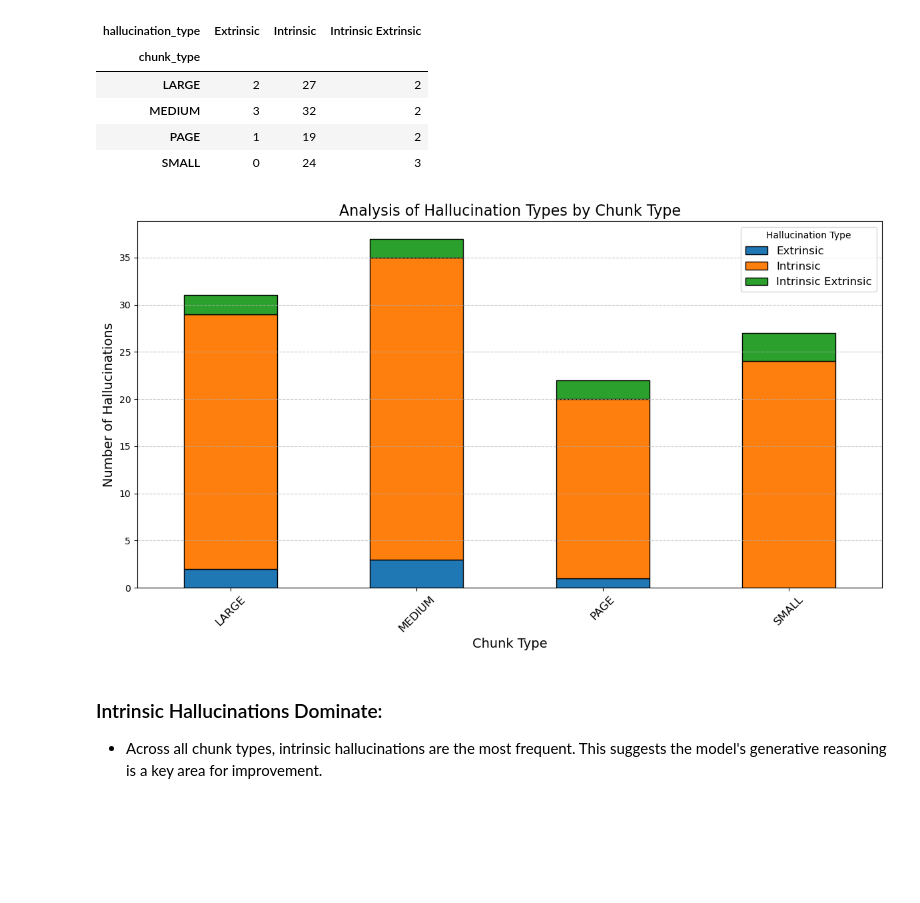
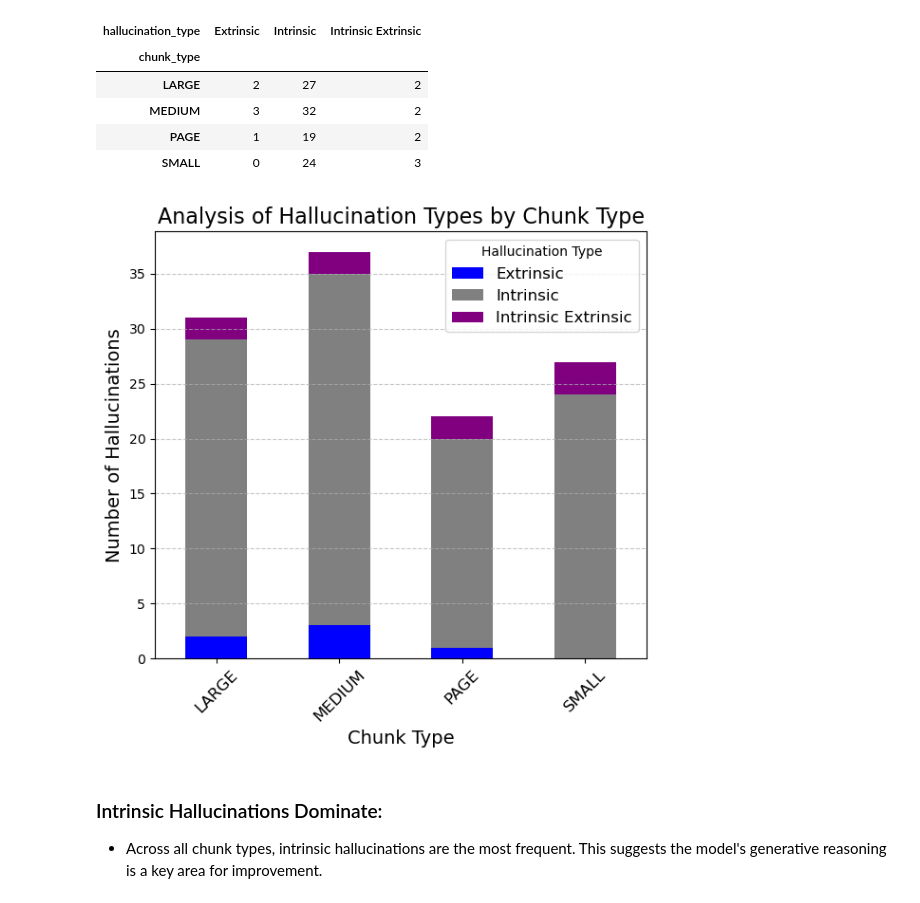
Before and after one commit to Jrana1/Bachelor_Thesis, a Jupyter notebook: bachelor_thesis_analysis_part.ipynb, the cells around one changed output. Cells and saved outputs as stored; diff of their text form; code cells hidden in the pictures; blank space fills up the shorter version.

```diff
--- a/bachelor_thesis_analysis_part.ipynb
+++ b/bachelor_thesis_analysis_part.ipynb
@@ -27,3 +133,9 @@ from bert_score import score
+# %%
+
+custom_palette = ['#1f77b4', '#ff7f0e', '#2ca02c', '#d62728', '#9467bd', '#8c564b']
+
+# Set the default color cycle for matplotlib
+plt.rcParams['axes.prop_cycle'] = plt.cycler(color=custom_palette)
 # %% [markdown]
 # Preparing the Knowledge Base
 # %% [markdown]
@@ -552,0 +685,8 @@ the response based on the criteria provided below.
+# %%
+inputs = {
+            "question": "Which music video sparked speculation about Beyoncé's relationship with Jay Z",
+            "reference_answer": "Glory', which Jay Z released two days after Blue Ivy's birth.",
+            "response": "God Made You Beautiful" ,
+           }
+formatted_prompt = prompt_template.format(**inputs)
+print(formatted_prompt)
@@ -622,17 +780,17 @@ hallucination_analysis
 | SMALL | 0 | 24 | 3 |
 # %%
 
-hallucination_analysis.plot(kind="bar", stacked=True, figsize=(12, 7), edgecolor='black')
+hallucination_analysis.plot(kind="bar", stacked=True, figsize=(6, 6),color=['blue', 'gray', 'purple'])
 plt.title("Analysis of Hallucination Types by Chunk Type", fontsize=16)
 plt.xlabel("Chunk Type", fontsize=14)
 plt.ylabel("Number of Hallucinations", fontsize=14)
 plt.xticks(rotation=45, fontsize=12)
 plt.legend(title="Hallucination Type", fontsize=12)
 plt.grid(axis="y", linestyle="--", alpha=0.7)
 plt.tight_layout()
 plt.show()
 # %% [output]
-[figure, old version]
+[figure, new version]
 # %% [markdown]
 ### Intrinsic Hallucinations Dominate:
 
```
Also changed, not shown: parts of 27 cells of this notebook, 1 other file.
